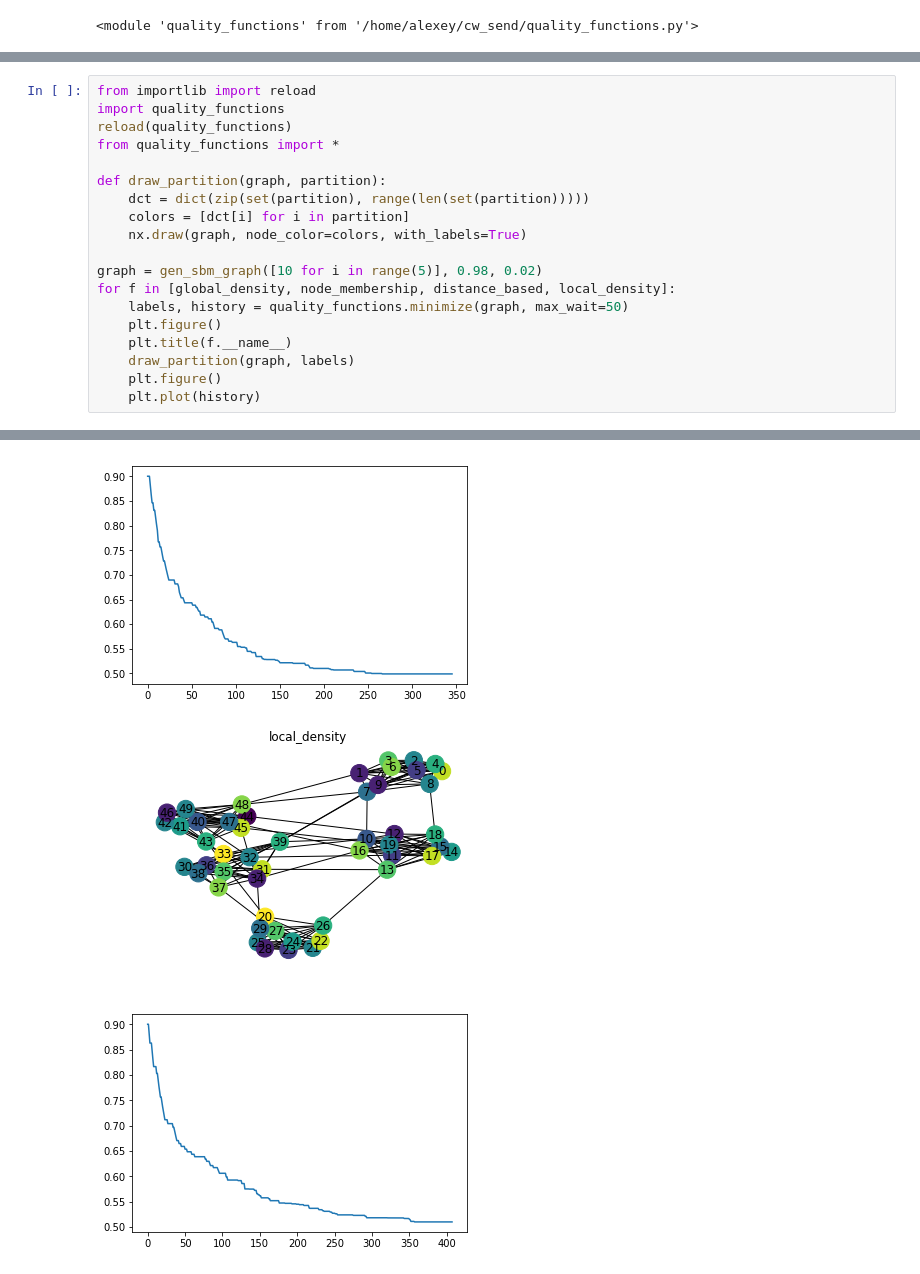
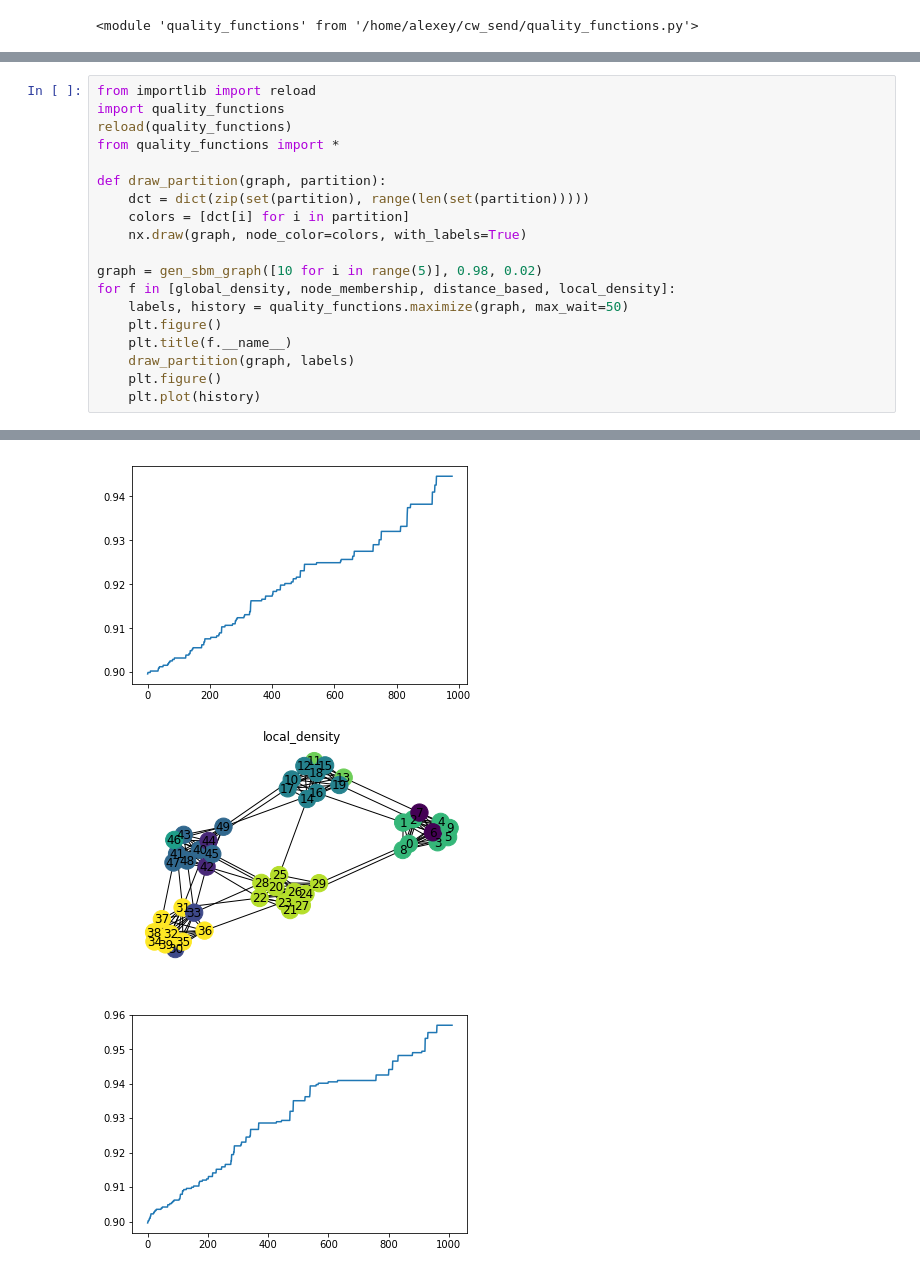
Before and after one commit to alexey9177950/data-graph, a Jupyter notebook: qf_test.ipynb, the cells around one changed output, grey strips where cells are left out. Drawn from its saved outputs; the diff is of its cells as text.

```diff
--- a/qf_test.ipynb
+++ b/qf_test.ipynb
@@ -72,7 +72,7 @@ def draw_partition(graph, partition):
 
 graph = gen_sbm_graph([10 for i in range(5)], 0.98, 0.02)
 for f in [global_density, node_membership, distance_based, local_density]:
-    labels, history = quality_functions.minimize(graph, max_wait=50)
+    labels, history = quality_functions.maximize(graph, max_wait=50)
     plt.figure()
     plt.title(f.__name__)
     draw_partition(graph, labels)
@@ -87,3 +87,3 @@ for f in [global_density, node_membership, distance_based, local_density]:
-[figure, old version]
+[figure, new version]
-[figure, old version]
+[figure, new version]
-[figure, old version]
+[figure, new version]
```
Also changed, not shown: parts of 4 cells of this notebook, 1 other file.
